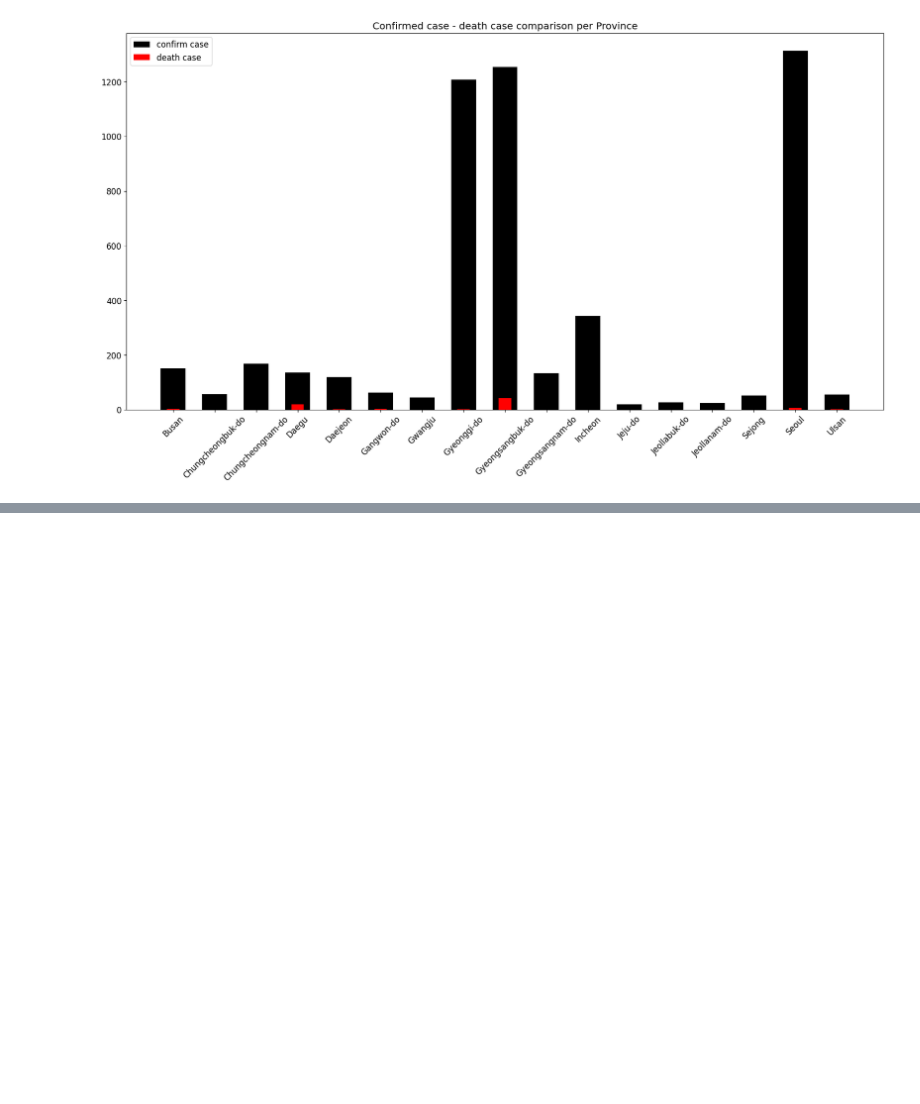
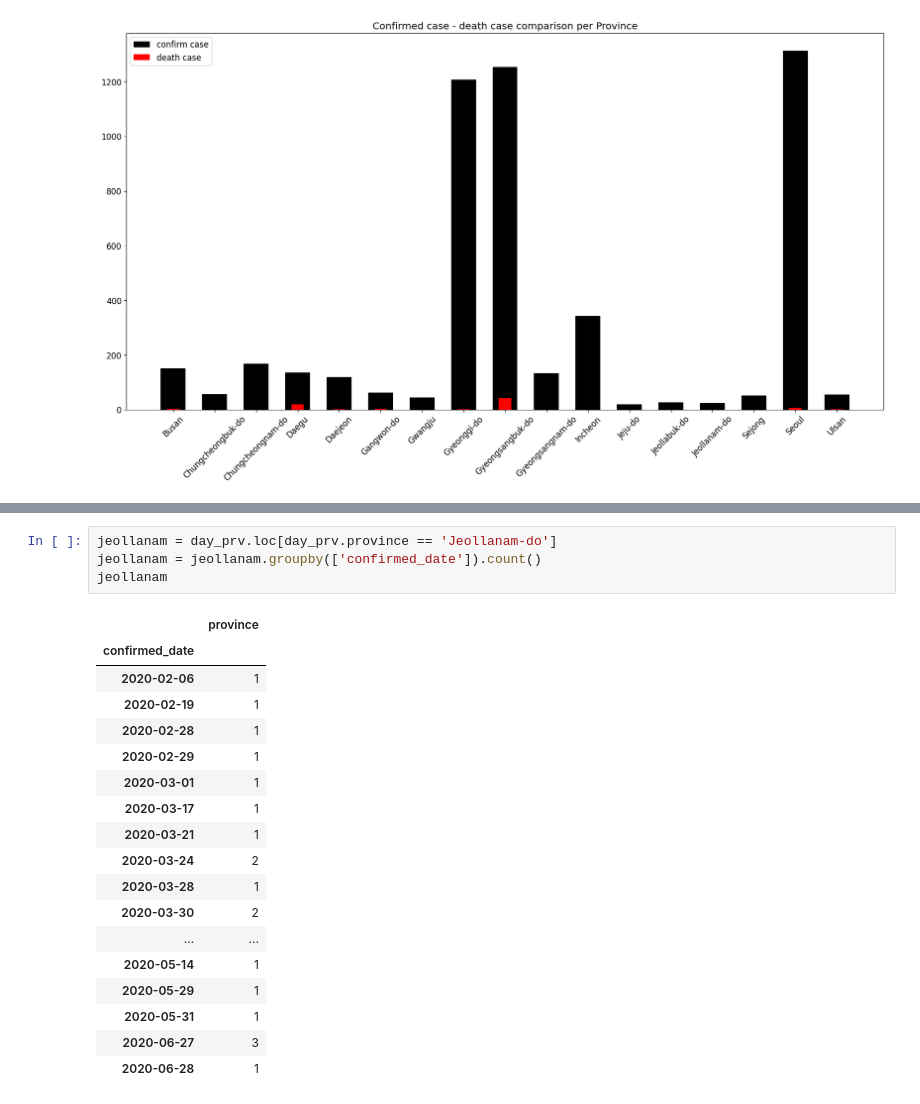
Before and after one commit to zzozzo/Datathon, a Jupyter notebook: data1.ipynb, the cells around one changed output, grey strips where cells are left out. Drawn from its saved outputs; the diff is of its cells as text; blank space fills up the shorter version.

```diff
--- a/data1.ipynb
+++ b/data1.ipynb
@@ -1437,0 +1531,23 @@ plt.show()
+# %%
+jeollanam = day_prv.loc[day_prv.province == 'Jeollanam-do']
+jeollanam = jeollanam.groupby(['confirmed_date']).count()
+jeollanam
+# %% [output]
+|  | province |
+| confirmed_date |  |
+| 2020-02-06 | 1 |
+| 2020-02-19 | 1 |
+| 2020-02-28 | 1 |
+| 2020-02-29 | 1 |
+| 2020-03-01 | 1 |
+| 2020-03-17 | 1 |
+| 2020-03-21 | 1 |
+| 2020-03-24 | 2 |
+| 2020-03-28 | 1 |
+| 2020-03-30 | 2 |
+| ... | ... |
+| 2020-05-14 | 1 |
+| 2020-05-29 | 1 |
+| 2020-05-31 | 1 |
+| 2020-06-27 | 3 |
+| 2020-06-28 | 1 |
```
Also changed, not shown: parts of 47 cells of this notebook.
